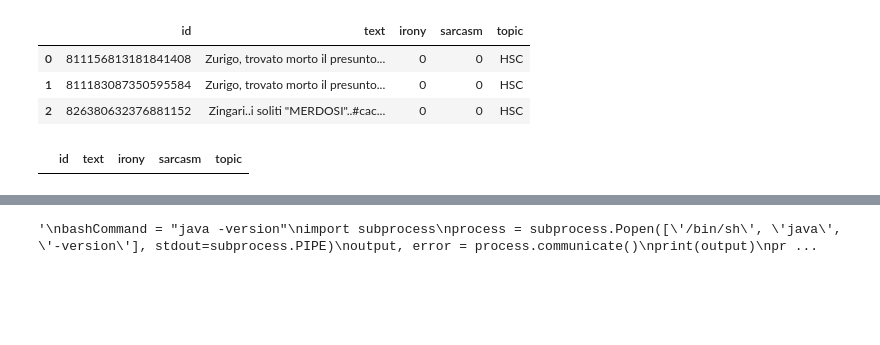
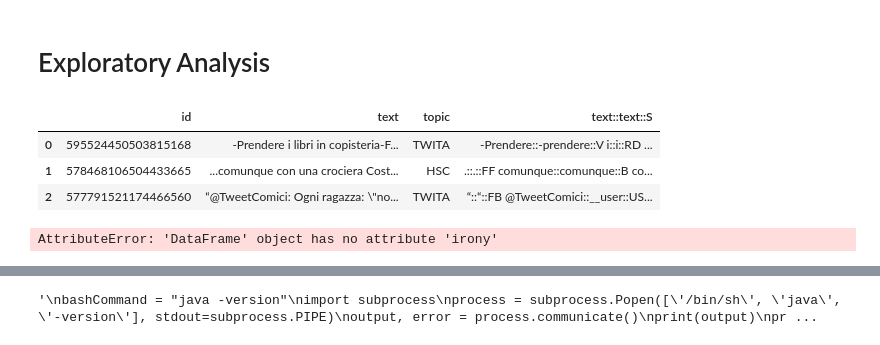
Before and after one commit to teelinsan/ironySarcasmDetection, a Jupyter notebook: Genera file Kelp.ipynb, the cells around one changed output, grey strips where cells are left out. Drawn from its saved outputs; the diff is of its cells as text; code cells hidden in the pictures; blank space fills up the shorter version.

```diff
--- a/Genera file Kelp.ipynb
+++ b/Genera file Kelp.ipynb
@@ -1,23 +1,28 @@
+# %% [markdown]
+# Exploratory Analysis
 # %%
 import pandas as pd
 import sys
 reload(sys)
 sys.setdefaultencoding('utf8')
 # %%
-df = pd.read_csv("../training_ironita2018.tsv", sep='\t')
+path = "../test_ironita2018_revnlt_processed.tsv"
+#path = "../training_ironita2018.tsv"
+
+df = pd.read_csv(path, sep='\t')
 df.head(3)
 # %% [output]
-|  | id | text | irony | sarcasm | topic |
-| 0 | 811156813181841408 | Zurigo, trovato morto il presunto... | 0 | 0 | HSC |
-| 1 | 811183087350595584 | Zurigo, trovato morto il presunto... | 0 | 0 | HSC |
-| 2 | 826380632376881152 | Zingari..i soliti "MERDOSI"..#cac... | 0 | 0 | HSC |
+|  | id | text | topic | text::text::S |
+| 0 | 595524450503815168 | -Prendere i libri in copisteria-F... | TWITA | -Prendere::-prendere::V i::i::RD ... |
+| 1 | 578468106504433665 | ...comunque con una crociera Cost... | HSC | .::.::FF comunque::comunque::B co... |
+| 2 | 577791521174466560 | “@TweetComici: Ogni ragazza: \"no... | TWITA | “::“::FB @TweetComici::__user::US... |
 # %%
 df.info()
 # %%
 pd.options.display.max_colwidth = 100
 df[(df.irony==0) & (df.sarcasm ==1)].head(3)
 # %% [output]
-|  | id | text | irony | sarcasm | topic |
+AttributeError: 'DataFrame' object has no attribute 'irony'
 # %%
 pd.options.display.max_colwidth = 400
 df[(df.irony==1) | (df.sarcasm ==1)][['text','irony','sarcasm']].sample(20)
```
Also changed, not shown: parts of 21 cells of this notebook, 6 other files.
